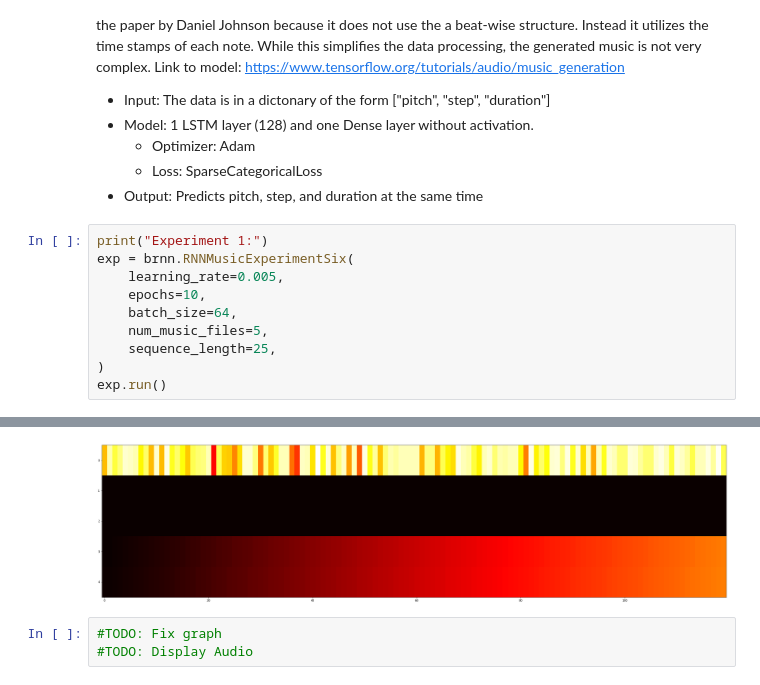
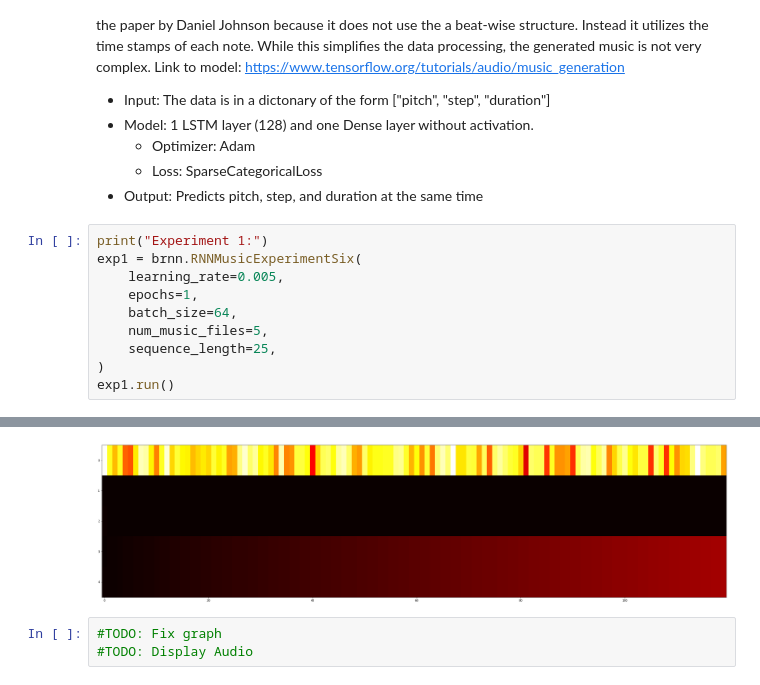
Before and after one commit to jannikjw/music_generation_rnn, a Jupyter notebook: rnn-music-generation.ipynb, the cells around one changed output, grey strips where cells are left out. Drawn from its saved outputs; the diff is of its cells as text.

Commit message:
Added all experiments to notebook and refactoring in basic_rnn

```diff
--- a/rnn-music-generation.ipynb
+++ b/rnn-music-generation.ipynb
@@ -47,14 +29,14 @@ The modle provided by the Tensorflow tutorial is very different from the other m
 - Output: Predicts pitch, step, and duration at the same time
 # %%
 print("Experiment 1:")
-exp = brnn.RNNMusicExperimentSix(
+exp1 = brnn.RNNMusicExperimentSix(
     learning_rate=0.005,
-    epochs=10,
+    epochs=1,
     batch_size=64,
     num_music_files=5,
     sequence_length=25,
 )
-exp.run()
+exp1.run()
 # %% [output]
 Experiment 1:
 in get_model self is <src.models.basic_rnn.RNNMusicExperimentSix object at 0x...>
@@ -76,4 +58,4 @@ Predicting data
-[figure, old version]
+[figure, new version]
 # %%
 #TODO: Fix graph
 #TODO: Display Audio
```
Also changed, not shown: parts of 15 cells of this notebook, 5 other files.
